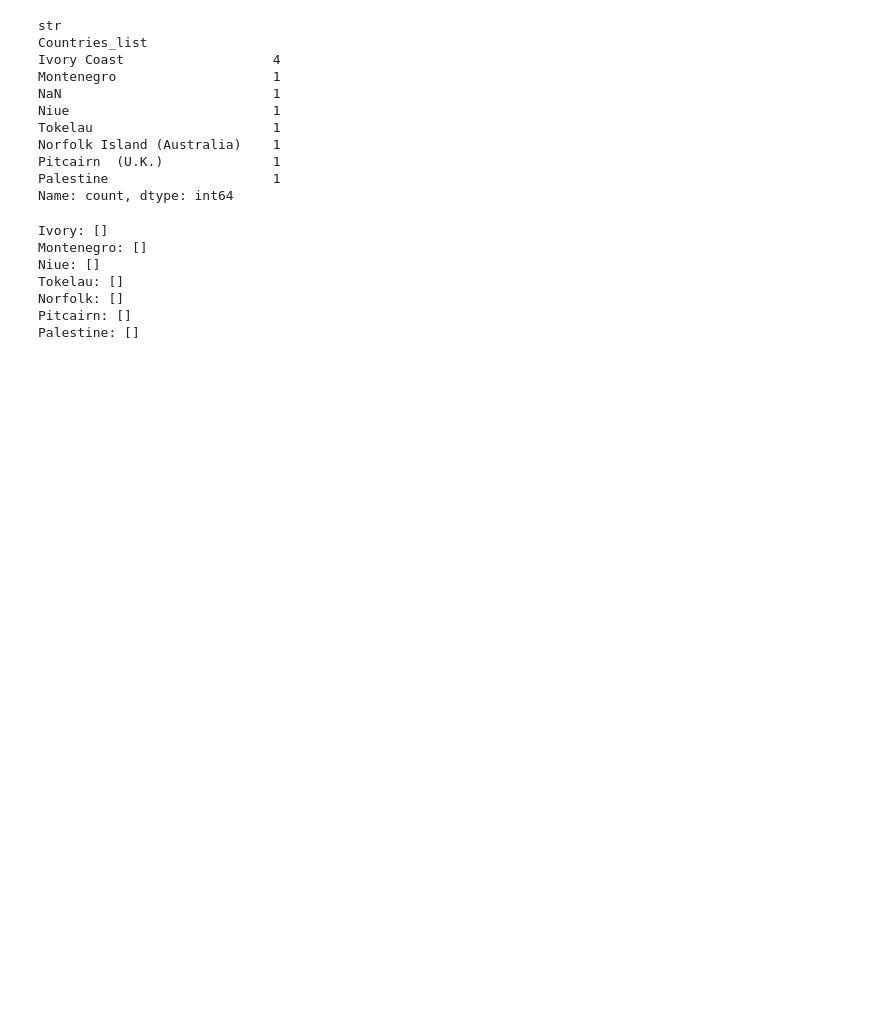
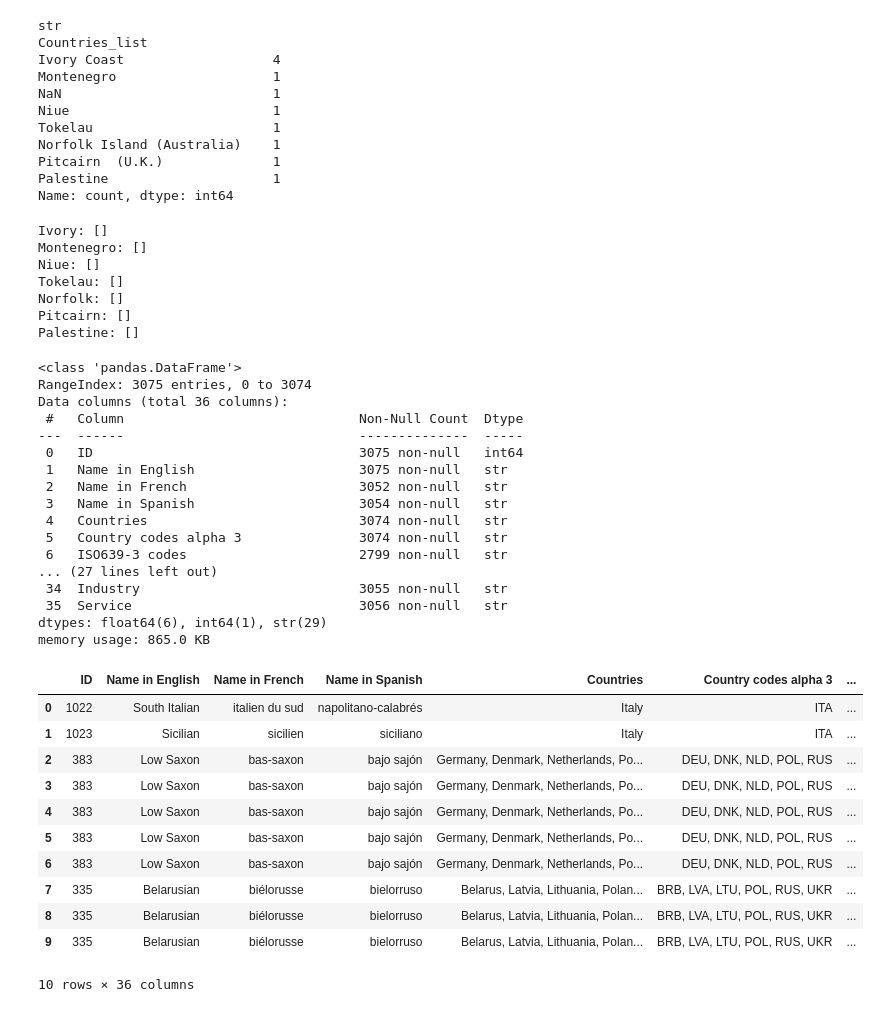
Before and after one commit to mrguezrodriguez/EDA_endangered_languages, a Jupyter notebook: src/notebooks/preliminar.ipynb, the cells around one changed output. Saved outputs shown, nothing was run; the diff lists cells and outputs as text; code cells hidden in the pictures; blank space fills up the shorter version.

Commit message:
initial exploration with merged df

```diff
--- a/src/notebooks/preliminar.ipynb
+++ b/src/notebooks/preliminar.ipynb
@@ -186,3 +186,37 @@ Pitcairn: []
 Palestine: []
 # %%
 # No aparecen en el df_countries los países anteriores, pero son solo 11
+# %%
+df_merged.info()
+
+df_merged.head(10)
+# %% [output]
+<class 'pandas.DataFrame'>
+RangeIndex: 3075 entries, 0 to 3074
+Data columns (total 36 columns):
+ #   Column                              Non-Null Count  Dtype
+---  ------                              --------------  -----
+ 0   ID                                  3075 non-null   int64
+ 1   Name in English                     3075 non-null   str
+ 2   Name in French                      3052 non-null   str
+ 3   Name in Spanish                     3054 non-null   str
+ 4   Countries                           3074 non-null   str
+ 5   Country codes alpha 3               3074 non-null   str
+ 6   ISO639-3 codes                      2799 non-null   str
+... (27 lines left out)
+ 34  Industry                            3055 non-null   str
+ 35  Service                             3056 non-null   str
+dtypes: float64(6), int64(1), str(29)
+memory usage: 865.0 KB
+|  | ID | Name in English | Name in French | Name in Spanish | Countries | Country codes alpha 3 | ... |
+| 0 | 1022 | South Italian | italien du sud | napolitano-calabrés | Italy | ITA | ... |
+| 1 | 1023 | Sicilian | sicilien | siciliano | Italy | ITA | ... |
+| 2 | 383 | Low Saxon | bas-saxon | bajo sajón | Germany, Denmark, Netherlands, Po... | DEU, DNK, NLD, POL, RUS | ... |
+| 3 | 383 | Low Saxon | bas-saxon | bajo sajón | Germany, Denmark, Netherlands, Po... | DEU, DNK, NLD, POL, RUS | ... |
+| 4 | 383 | Low Saxon | bas-saxon | bajo sajón | Germany, Denmark, Netherlands, Po... | DEU, DNK, NLD, POL, RUS | ... |
+| 5 | 383 | Low Saxon | bas-saxon | bajo sajón | Germany, Denmark, Netherlands, Po... | DEU, DNK, NLD, POL, RUS | ... |
+| 6 | 383 | Low Saxon | bas-saxon | bajo sajón | Germany, Denmark, Netherlands, Po... | DEU, DNK, NLD, POL, RUS | ... |
+| 7 | 335 | Belarusian | biélorusse | bielorruso | Belarus, Latvia, Lithuania, Polan... | BRB, LVA, LTU, POL, RUS, UKR | ... |
+| 8 | 335 | Belarusian | biélorusse | bielorruso | Belarus, Latvia, Lithuania, Polan... | BRB, LVA, LTU, POL, RUS, UKR | ... |
+| 9 | 335 | Belarusian | biélorusse | bielorruso | Belarus, Latvia, Lithuania, Polan... | BRB, LVA, LTU, POL, RUS, UKR | ... |
+10 rows × 36 columns
```
